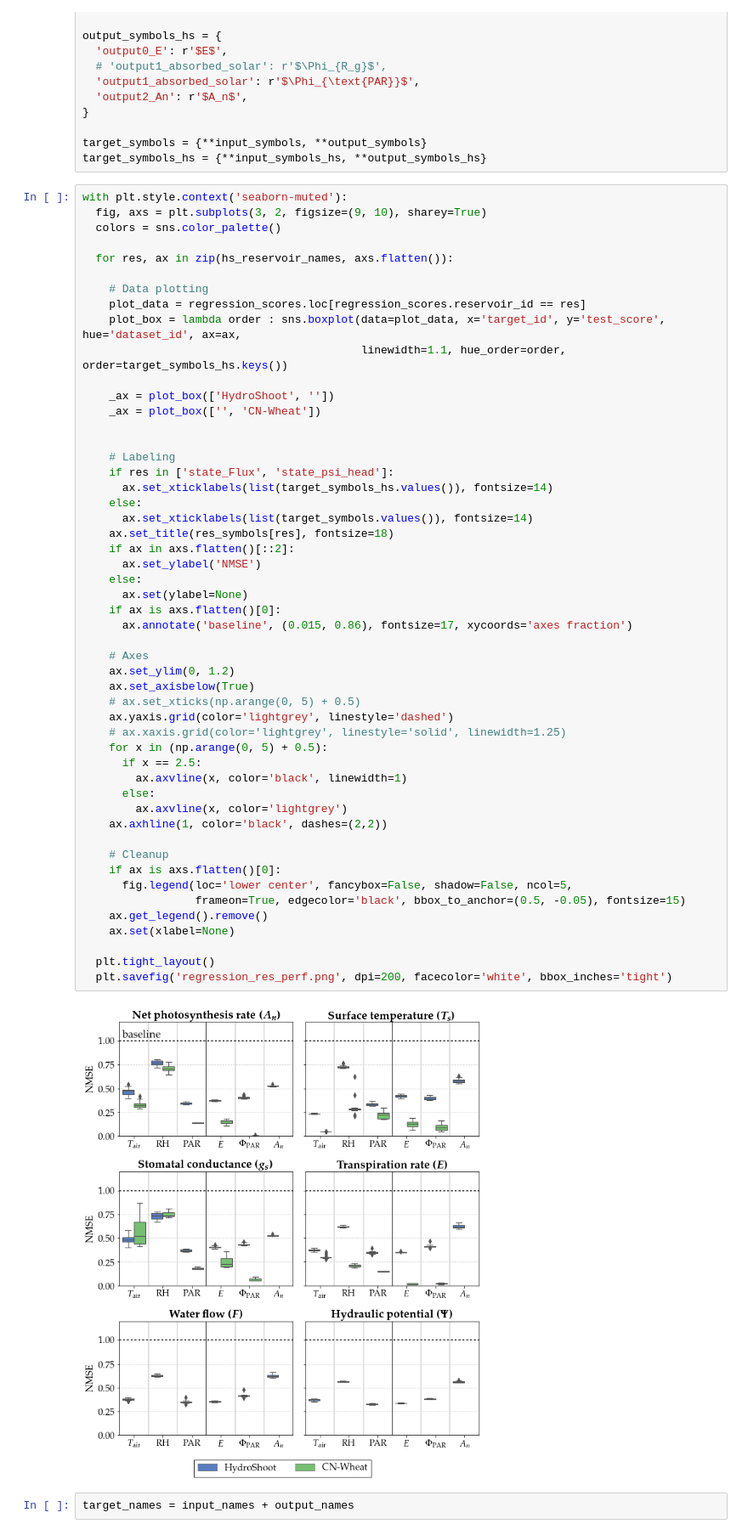
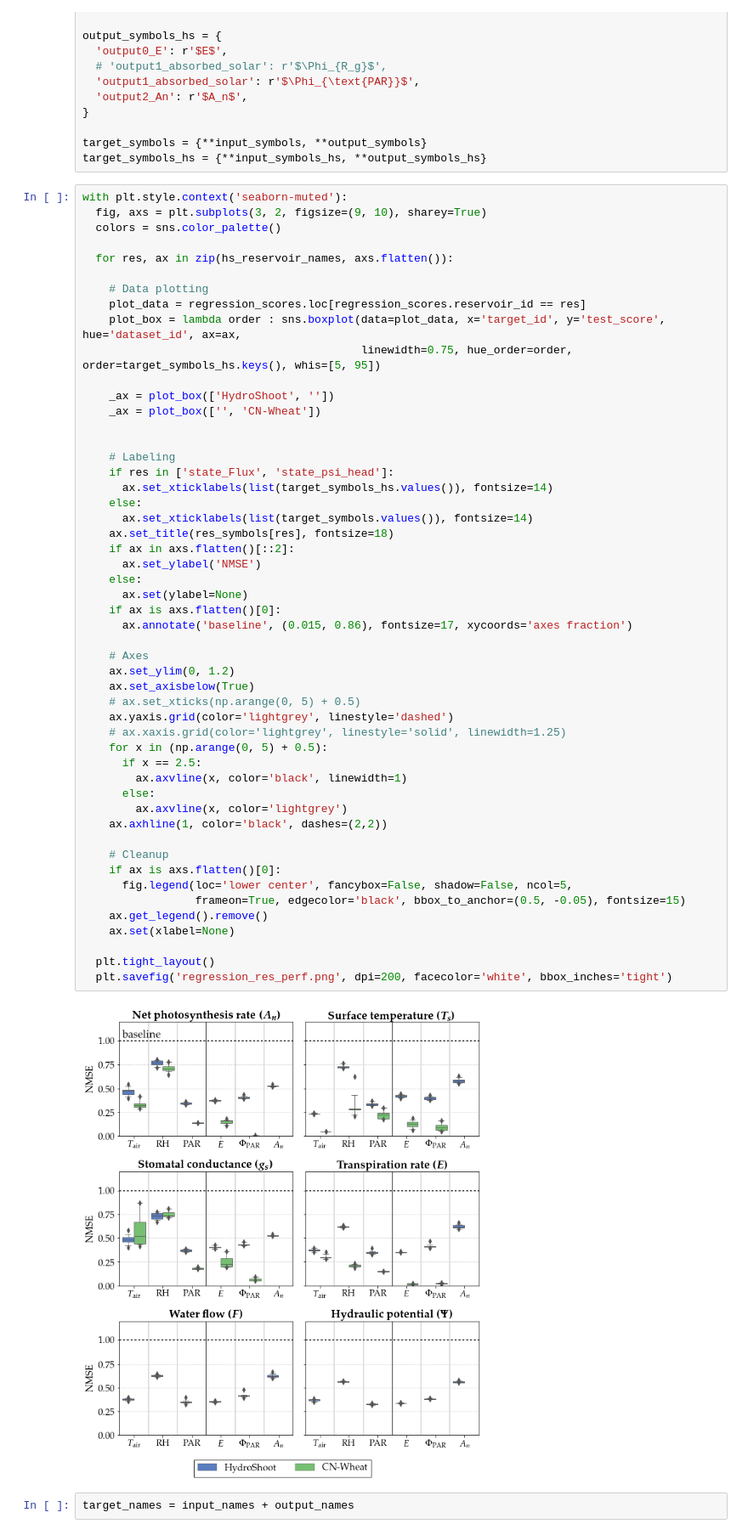
Before and after one commit to mcndt/thesis-plant-reservoir-computing, a Jupyter notebook: notebooks/regression_tests/Figures_Scores_input_phys.ipynb, the cells around one changed output. Shown at 85% size. Cells and saved outputs as stored; diff of their text form.

```diff
--- a/notebooks/regression_tests/Figures_Scores_input_phys.ipynb
+++ b/notebooks/regression_tests/Figures_Scores_input_phys.ipynb
@@ -176,7 +176,7 @@ with plt.style.context('seaborn-muted'):
     # Data plotting
     plot_data = regression_scores.loc[regression_scores.reservoir_id == res]
     plot_box = lambda order : sns.boxplot(data=plot_data, x='target_id', y='test_score', hue='dataset_id', ax=ax,
-                                          linewidth=1.1, hue_order=order, order=target_symbols_hs.keys())
+                                          linewidth=0.75, hue_order=order, order=target_symbols_hs.keys(), whis=[5, 95])
 
     _ax = plot_box(['HydroShoot', ''])
     _ax = plot_box(['', 'CN-Wheat'])
@@ -191,34 +191,34 @@ with plt.style.context('seaborn-muted'):
     if ax in axs.flatten()[::2]:
       ax.set_ylabel('NMSE')
     else:
       ax.set(ylabel=None)
     if ax is axs.flatten()[0]:
       ax.annotate('baseline', (0.015, 0.86), fontsize=17, xycoords='axes fraction')
 
     # Axes
     ax.set_ylim(0, 1.2)
     ax.set_axisbelow(True)
     # ax.set_xticks(np.arange(0, 5) + 0.5)
     ax.yaxis.grid(color='lightgrey', linestyle='dashed')
     # ax.xaxis.grid(color='lightgrey', linestyle='solid', linewidth=1.25)
     for x in (np.arange(0, 5) + 0.5):
       if x == 2.5:
         ax.axvline(x, color='black', linewidth=1)
       else:
         ax.axvline(x, color='lightgrey')
     ax.axhline(1, color='black', dashes=(2,2))
 
     # Cleanup
     if ax is axs.flatten()[0]:
       fig.legend(loc='lower center', fancybox=False, shadow=False, ncol=5,
                  frameon=True, edgecolor='black', bbox_to_anchor=(0.5, -0.05), fontsize=15)
     ax.get_legend().remove()
     ax.set(xlabel=None)
 
   plt.tight_layout()
   plt.savefig('regression_res_perf.png', dpi=200, facecolor='white', bbox_inches='tight')
 # %% [output]
-[figure, old version]
+[figure, new version]
 # %%
 target_names = input_names + output_names
 # %%
```
Also changed, not shown: 5 other files.
